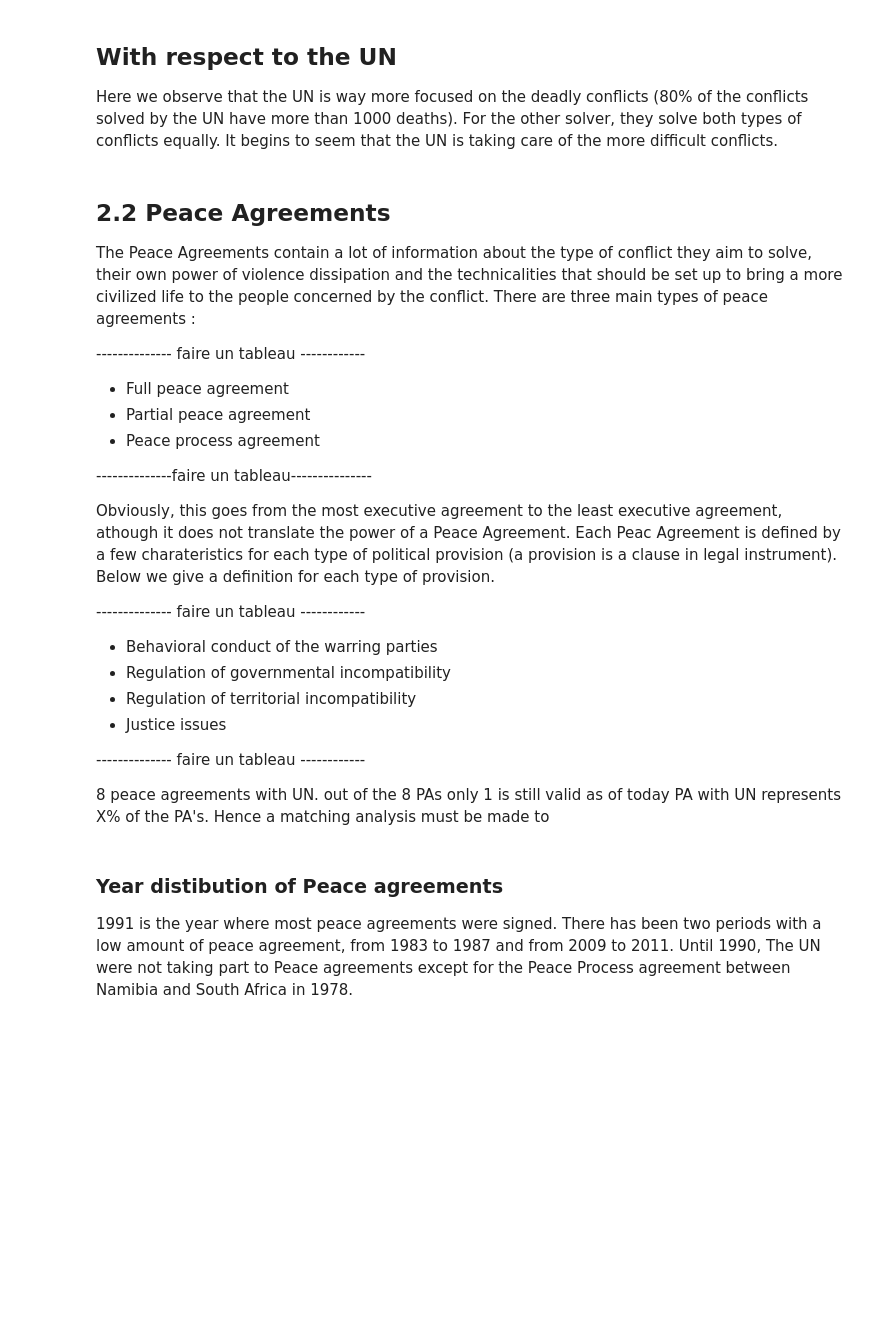
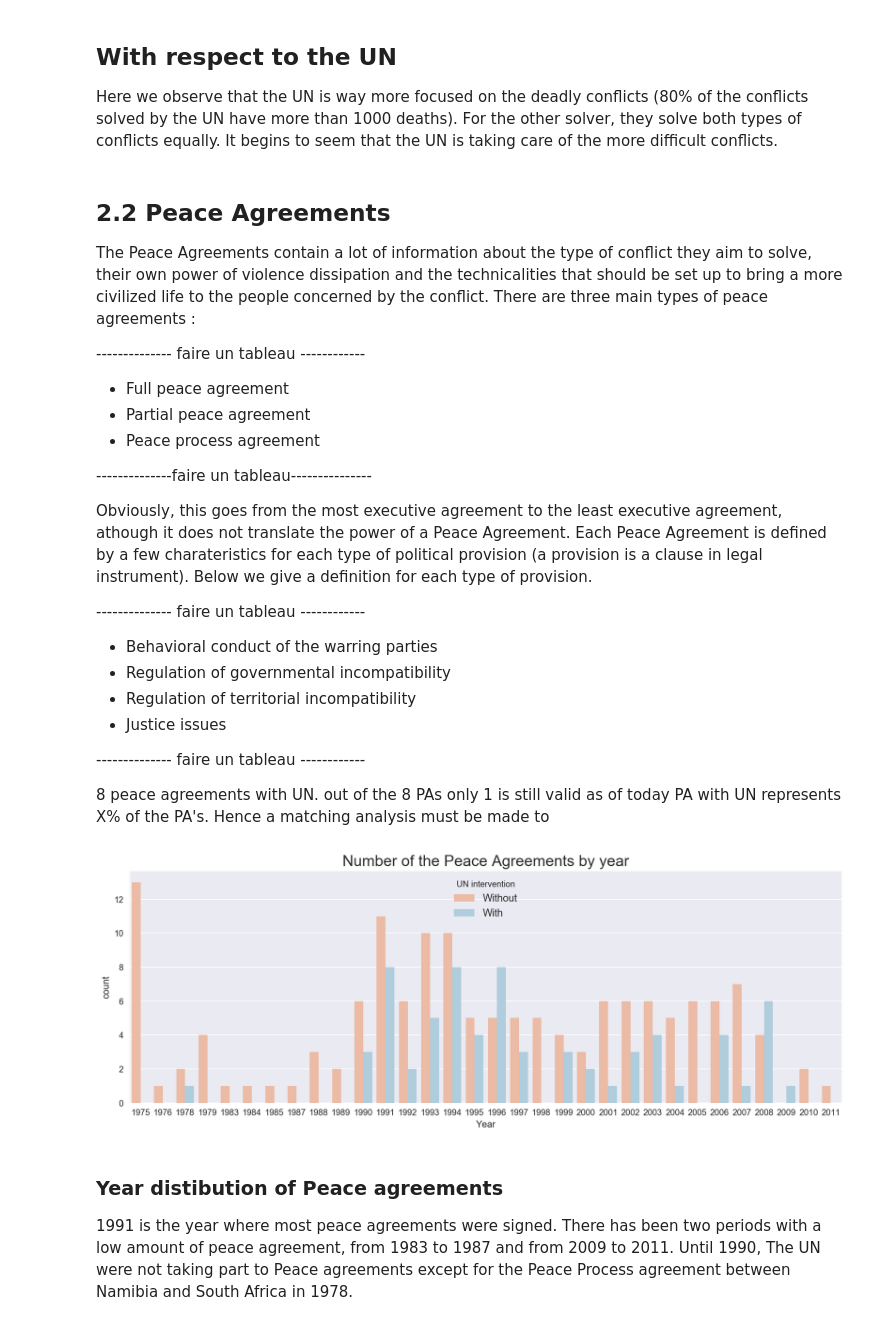
Before and after one commit to rbsteinm/AppliedDataAnalysis, a Jupyter notebook: project/notebook for story.ipynb, the cells around one changed output. Drawn from its saved outputs; the diff is of its cells as text; code cells hidden in the pictures; blank space fills up the shorter version.

```diff
--- a/project/notebook for story.ipynb
+++ b/project/notebook for story.ipynb
@@ -295,7 +296,7 @@ The Peace Agreements contain a lot of information about the type of conflict the
 
 --------------faire un tableau---------------
 
-Obviously, this goes from the most executive agreement to the least executive agreement, athough it does not translate the power of a Peace Agreement. Each Peac Agreement is defined by a few charateristics for each type of political provision (a provision is a clause in legal instrument). Below we give a definition for each type of provision.
+Obviously, this goes from the most executive agreement to the least executive agreement, athough it does not translate the power of a Peace Agreement. Each Peace Agreement is defined by a few charateristics for each type of political provision (a provision is a clause in legal instrument). Below we give a definition for each type of provision.
 
 -------------- faire un tableau ------------
 - Behavioral conduct of the warring parties
@@ -334,8 +335,11 @@ pa["UN"] = ['UN intervention' if ele in inter else 'No UN intervention' for ele
 # %%
 plt.figure(figsize=(15,5))
 sns.countplot(x='Year', data=pa, hue='UN', palette='RdBu')
-plt.title('Distribution of the Peace Agreements by year')
-plt.savefig('images/PA_year.png', transparent=True)
+plt.title('Number of the Peace Agreements by year', Fontsize=18)
+plt.legend( ['Without' , 'With'] ,fontsize = 'large' , title = 'UN intervention')
+plt.savefig('frontend/img/images/PA_year.png', transparent=True, bbox_inches = 'tight')
+# %% [output]
+[figure, added]
 # %% [markdown]
 ### Year distibution of Peace agreements
 1991 is the year where most peace agreements were signed. There has been two periods with a low amount of peace agreement, from 1983 to 1987 and from 2009 to 2011. Until 1990, The UN were not taking part to Peace agreements except for the Peace Process agreement between Namibia and South Africa in 1978.
```
Also changed, not shown: parts of 7 cells of this notebook, 11 other files.
